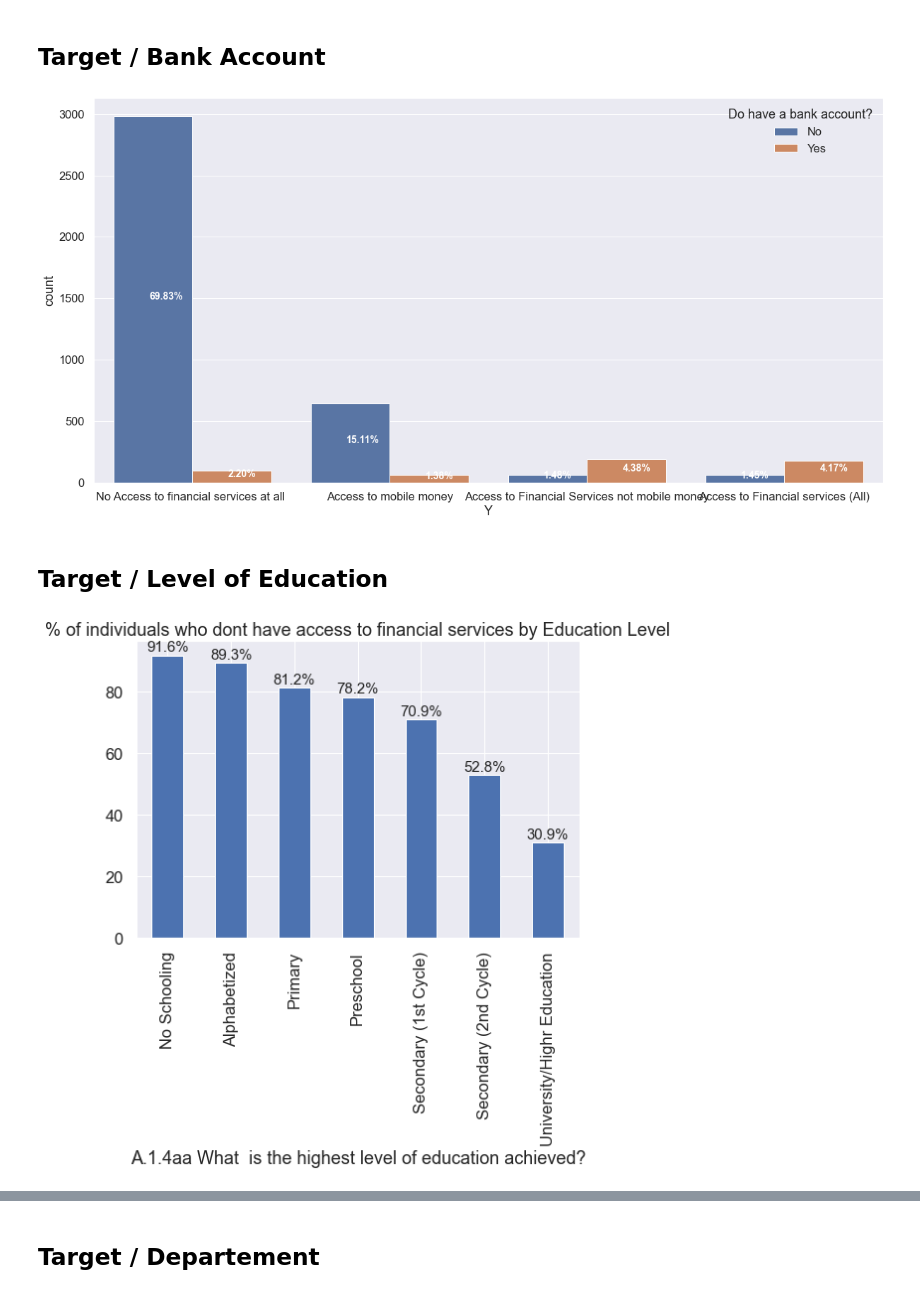
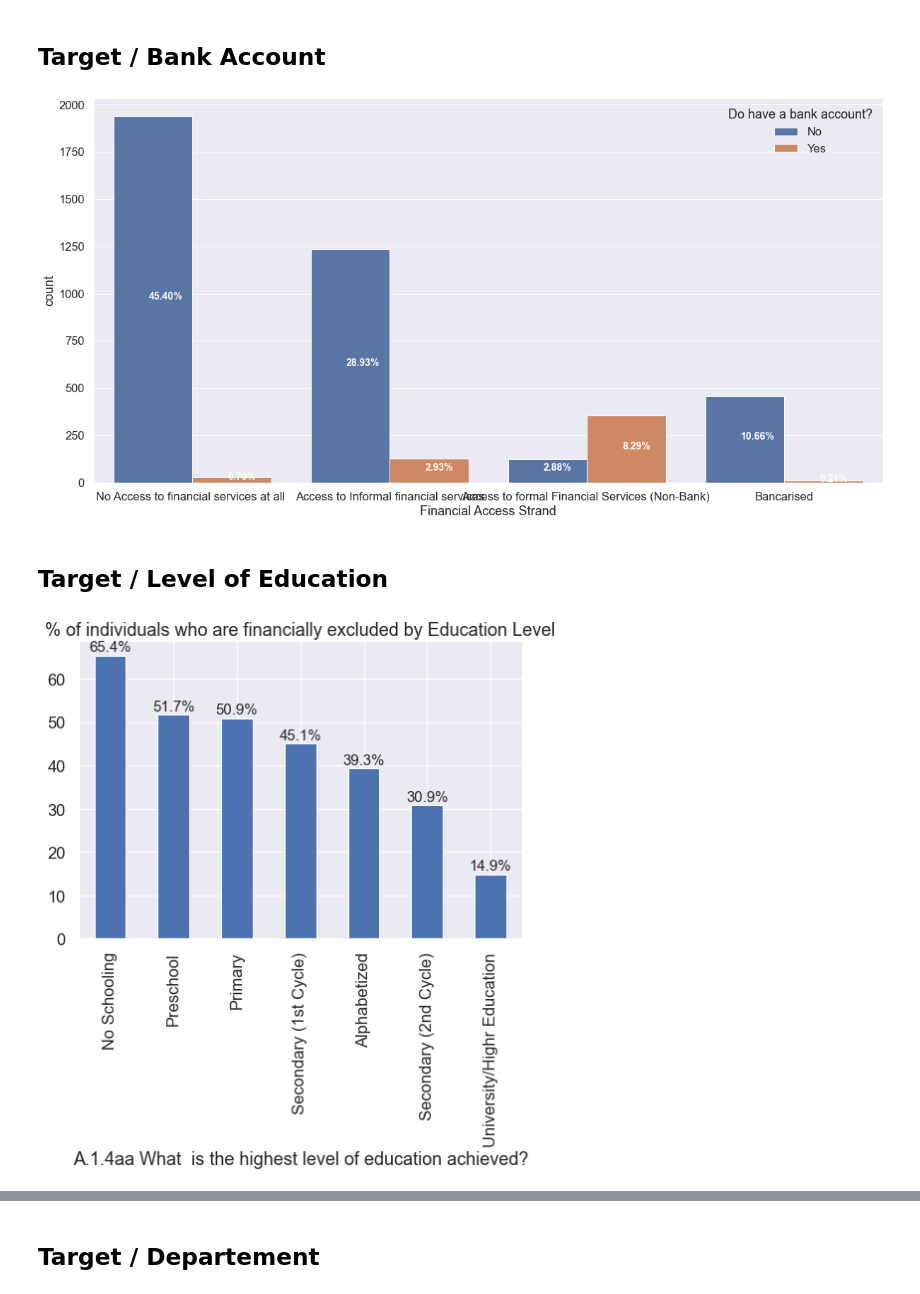
Before and after one commit to VIP509/Finance-Inclusion-1, a Jupyter notebook: Financial Inclusion EDA.ipynb, the cells around one changed output, grey strips where cells are left out. Saved outputs shown, nothing was run; the diff lists cells and outputs as text; code cells hidden in the pictures.

```diff
--- a/Financial Inclusion EDA.ipynb
+++ b/Financial Inclusion EDA.ipynb
@@ -245,5 +211,3 @@ def bar1( num = None, title  = None ) :
 df1['C9. What is your TOTAL PERSONAL MONTHLY INCOME'] =  df1['C9. What is your TOTAL PERSONAL MONTHLY INCOME'].apply(lambda x : 0 if (x == 98) | (x == 99)  else x)
 # %% [markdown]
 Creating Our Target Variable
-# %%
-df1['Y'] = df1[['L2a. Have you used the Mobile money services of (name of service provider )?:Mon Cash','L2a. Have you used the Mobile money services of (name of service provider )?:Lajan Cash', 'j5a. We are now talking about transactions Which of the following transactions have you done in the past 12 months:Internet/online banking transaction', 'j5a. We are now talking about transactions Which of the following transactions have you done in the past 12 months:Mobile banking transaction',  'j5a. We are now talking about transactions Which of the following transactions have you done in the past 12 months: Deposit cash into a bank account', 'j5a. We are now talking about transactions Which of the following transactions have you done in the past 12 months: Used cash point/ATM','J2a. Do you currently have a bank account in your name in a bank or credit institution ? It could also be a joint/group account on which your name appears?']].apply(target,axis = 1)
@@ -249,0 +235,6 @@ df1['Y'] = df1[['L2a. Have you used the Mobile money services of (name of servic
+# %%
+df1['Mobile Money'] = df1['Mobile Money'].apply(lambda x : 0 if x == 99  else 1)
+# %%
+df1['Mobile Money'] = df1['Mobile Money'].apply(lambda x : x if x == 0  else 1)
+# %%
+df1['Financial Access Strand'] = df1['Financial Access Strand'].apply(lambda x : 0 if x == 99  else x)
@@ -463,27 +457,27 @@ bar1(3, title = 'People who have access to financial services and mobile money a
 # %% [markdown]
 ## Target / Bank Account
 # %%
-plot_bar(df1, columns = 'Y',  title='Do have a bank account?',hue  ='J2a. Do you currently have a bank account in your name in a bank or credit institution ? It could also be a joint/group account on which your name appears?',labels = ['No','Yes'] )
+plot_bar(df1, columns = 'Financial Access Strand',  title='Do have a bank account?',hue  ='J2a. Do you currently have a bank account in your name in a bank or credit institution ? It could also be a joint/group account on which your name appears?',labels = ['No','Yes'] )
 # %% [output]
-[figure, old version]
+[figure, new version]
 # %% [markdown]
 ## Target / Level of Education
 # %%
-ax = ((df1[df1['Y']==0].groupby(['A.1.4aa What  is the highest level of education achieved?'])['Y'].count()*100)/(df1.groupby(['A.1.4aa What  is the highest level of education achieved?'])['Y'].count())).sort_values(ascending = False).rename(index = {1: 'No Schooling',
+ax = ((df1[df1['Financial Access Strand']==0].groupby(['A.1.4aa What  is the highest level of education achieved?'])['Financial Access Strand'].count()*100)/(df1.groupby(['A.1.4aa What  is the highest level of education achieved?'])['Financial Access Strand'].count())).sort_values(ascending = False).rename(index = {1: 'No Schooling',
  2.0: 'Alphabetized',
  3.0: 'Preschool',
  4.0: 'Primary',
  5.0: 'Secondary (1st Cycle)',
  6.0: 'Secondary (2nd Cycle)',
  7.0: 'University/Highr Education'}).plot.bar()
-plt.title("% of individuals who dont have access to financial services by Education Level")
+plt.title("% of individuals who are financially excluded by Education Level")
 
 for bar in ax.patches:
     ax.annotate('{:.1f}%'.format(bar.get_height()),
                    (bar.get_x() + bar.get_width() / 2,
                     bar.get_height()), ha='center', va='center',
                    size=15, xytext=(0, 8),
                    textcoords='offset points')
 # %% [output]
-[figure, old version]
+[figure, new version]
 # %%
```
Also changed, not shown: parts of 64 cells of this notebook, 2 other files.
